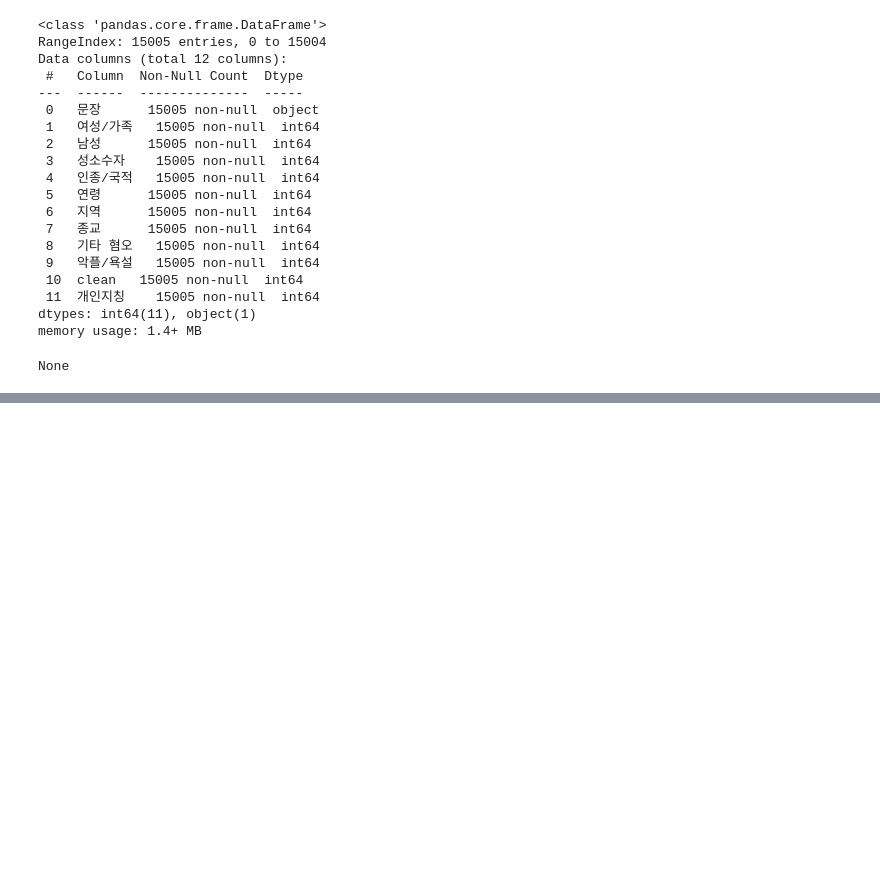
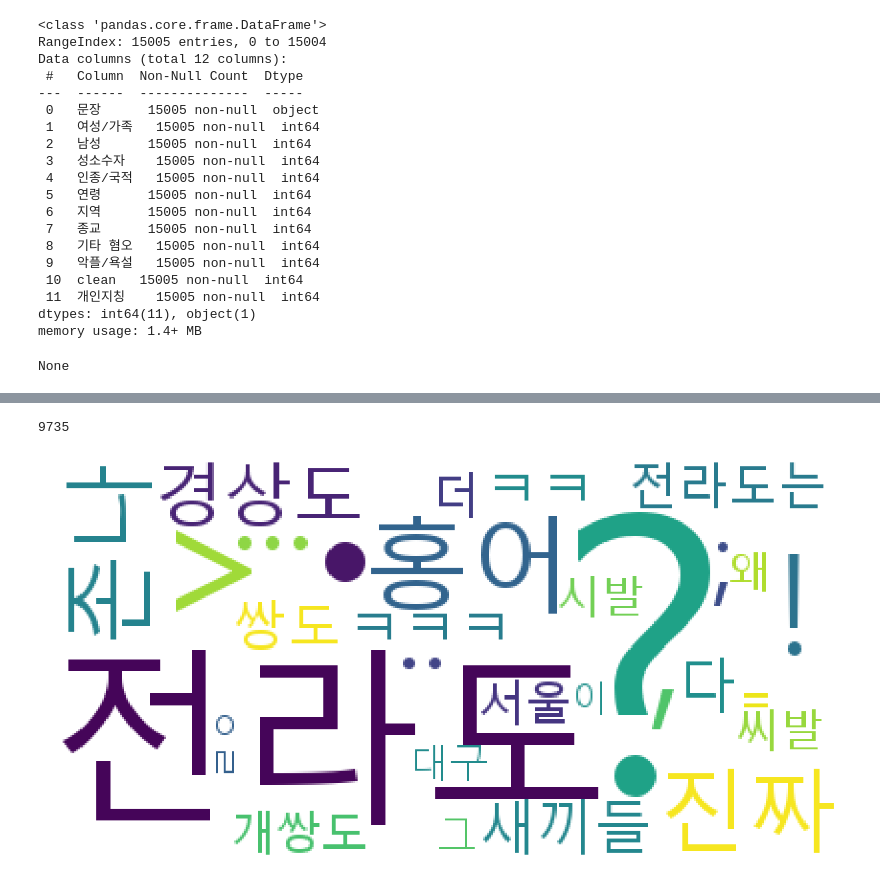
Before and after one commit to chxssun/python, a Jupyter notebook: ML/ex04_텍스트마이닝_기초.ipynb, the cells around one changed output, grey strips where cells are left out. Cells and saved outputs as stored; diff of their text form; code cells hidden in the pictures; blank space fills up the shorter version.

```diff
--- a/ML/ex04_텍스트마이닝_기초.ipynb
+++ b/ML/ex04_텍스트마이닝_기초.ipynb
@@ -111,0 +218,4 @@ None
+# %%
+# 불리언 색인 방법
+지역_혐오_text = train[train['지역']==1]['문장']
+지역_혐오_text
@@ -111,0 +235,24 @@ None
+# %%
+# 쪼개진 단어들이 들어갈 리스트
+words = []
+for text in tqdm(지역_혐오_text) :
+    temp = word_tokenize(text) # 한 문장씩 토큰화
+    words = words+temp
+# %%
+len(words)
+# %% [output]
+9735
+# %%
+counter = Counter(words) # 같은 단어의 갯수를 세준다
+words_most_30 = counter.most_common(30)
+# %%
+# 단어빈도가 측정된 데이터로부터 워드클라우드 생성
+# 입력데이터는 딕셔너리 형태로 집어 넣을것 (key:단어, value:빈도)
+wc_rs = wc.generate_from_frequencies(dict(words_most_30))
+# %%
+plt.figure(figsize=(20,8)) # 가로, 세로 비율 지정(인치 단위)
+plt.imshow(wc_rs) # 그림을 시각화할때 사용하는 함수
+plt.axis('off') # x,y 눈금 숨기기
+plt.show() # 시각화 결과 보여주기
+# %% [output]
+[figure, added]
```
Also changed, not shown: parts of 30 cells of this notebook, 1 other file.
